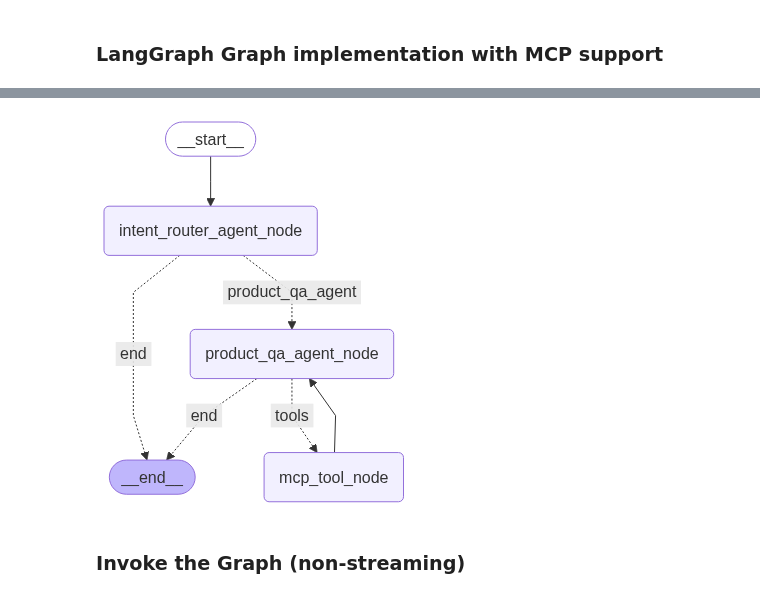
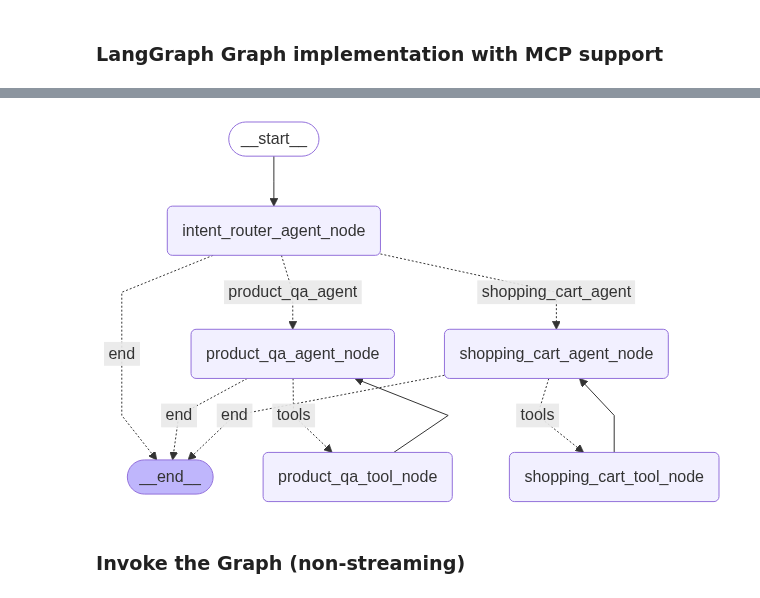
Before and after one commit to balrog2000/01-ai-engineering-bootcamp, a Jupyter notebook: notebooks/17-shopping-cart-agent.ipynb, the cells around one changed output, grey strips where cells are left out. Saved outputs shown, nothing was run; the diff lists cells and outputs as text; code cells hidden in the pictures.

Commit message:
Introduction of ShoppingCart Agent and IntentRouterAgent

```diff
--- a/notebooks/17-shopping-cart-agent.ipynb
+++ b/notebooks/17-shopping-cart-agent.ipynb
@@ -606,11 +707,11 @@ def user_intent_router(state: State) -> str:
 # %%
-def tool_router(state: State) -> str:
+def product_qa_tool_router(state: State) -> str:
 
     if state.final_answer:
         return "end"
-    elif state.iteration > 2:
+    elif state.product_qa_iteration > 2:
         return "end"
-    elif len(state.tool_calls) > 0:
+    elif len(state.mcp_tool_calls) > 0:
         return "tools"
     else:
         return "end"
@@ -621,7 +747,7 @@ async def mcp_tool_node(state: State) -> str:
 
     tool_messages = []
 
-    for i, tc in enumerate(state.tool_calls):
+    for i, tc in enumerate(state.mcp_tool_calls):
 
         client = Client(tc.server)
 
@@ -642,12 +904,2 @@ async def mcp_tool_node(state: State) -> str:
 # %% [markdown]
 ### LangGraph Graph implementation with MCP support
-# %%
-class State(BaseModel):
-    messages: Annotated[List[Any], add] = []
-    answer: str = ""
-    iteration: int = Field(default=0)
-    final_answer: bool = Field(default=False)
-    available_tools: List[Dict[str, Any]] = []
-    tool_calls: Optional[List[ToolCall]] = Field(default_factory=list)
-    retrieved_context_ids: List[RAGUsedContext] = Field(default_factory=list)
-    user_intent: str = ""
@@ -654,40 +951,54 @@ class State(BaseModel):
 # %%
-workflow = StateGraph(State)
+shopping_cart_agent_tools = [add_to_shopping_cart, remove_from_cart, get_shopping_cart]
+shopping_cart_tool_node = ToolNode(shopping_cart_agent_tools)
+shopping_cart_tool_descriptions = get_tool_descriptions_from_node(shopping_cart_tool_node)
 
 mcp_servers = ["http://localhost.proxyman.io:8001/mcp/", "http://localhost.proxyman.io:8002/mcp/"]
+product_qa_tool_descriptions = await get_tool_descriptions_from_mcp_servers(mcp_servers)
 
-tool_descriptions = await get_tool_descriptions_from_mcp_servers(mcp_servers)
-
+workflow = StateGraph(State)
 workflow.add_edge(START, "intent_router_agent_node")
-
 workflow.add_node("intent_router_agent_node", intent_router_agent_node)
 workflow.add_node("product_qa_agent_node", product_qa_agent_node)
-workflow.add_node("mcp_tool_node", mcp_tool_node)
+workflow.add_node("shopping_cart_agent_node", shopping_cart_agent_node)
+workflow.add_node("product_qa_tool_node", mcp_tool_node)
+workflow.add_node("shopping_cart_tool_node", shopping_cart_tool_node)
 
 workflow.add_conditional_edges(
     "intent_router_agent_node",
     user_intent_router,
     {
         "product_qa_agent": "product_qa_agent_node",
+        "shopping_cart_agent": "shopping_cart_agent_node",
         "end": END
     }
 )
 
 workflow.add_conditional_edges(
     "product_qa_agent_node",
-    tool_router,
+    product_qa_tool_router,
     {
-        "tools": "mcp_tool_node",
+        "tools": "product_qa_tool_node",
         "end": END
     }
 )
 
-workflow.add_edge("mcp_tool_node", "product_qa_agent_node")
+workflow.add_conditional_edges(
+    "shopping_cart_agent_node",
+    shopping_cart_tool_router,
+    {
+        "tools": "shopping_cart_tool_node",
+        "end": END
+    }
+)
+
+workflow.add_edge("product_qa_tool_node", "product_qa_agent_node")
+workflow.add_edge("shopping_cart_tool_node", "shopping_cart_agent_node")
 
 graph = workflow.compile()
 display(Image(graph.get_graph().draw_mermaid_png()))
 # %% [output]
-[figure, old version]
+[figure, new version]
 # %% [markdown]
 ### Invoke the Graph (non-streaming)
 # %%
```
Also changed, not shown: parts of 21 cells of this notebook, 9 other files.
